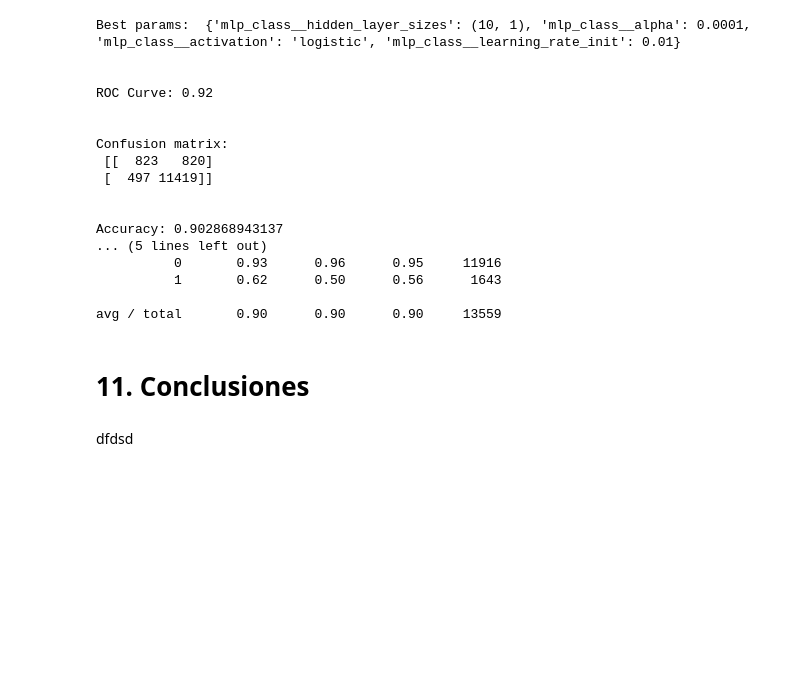
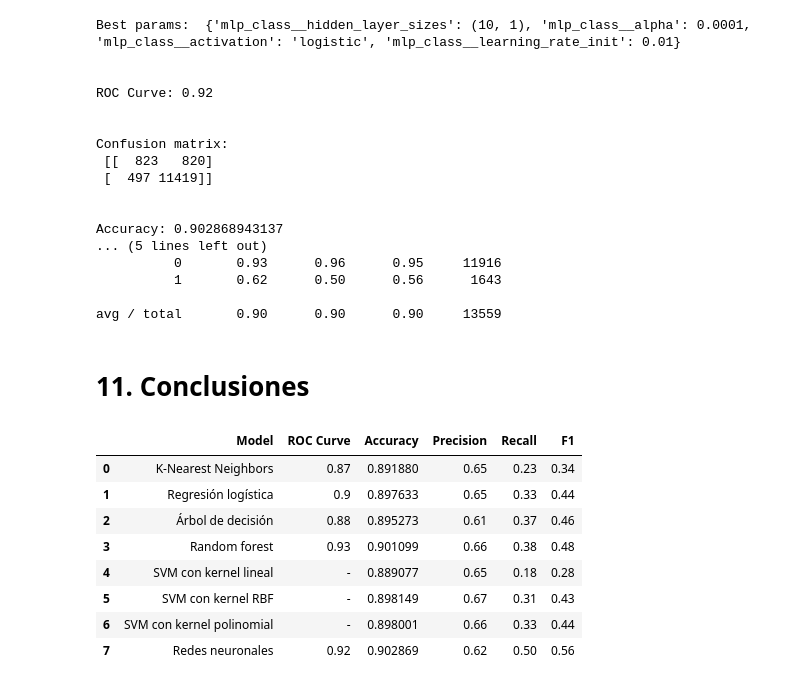
Before and after one commit to JoanMartin/UIB-MasterInBigData, a Jupyter notebook: Statistical-Learning-and-Decision-Making-II/Bank classification/Bank Classification.ipynb, the cells around one changed output. Saved outputs shown, nothing was run; the diff lists cells and outputs as text; code cells hidden in the pictures; blank space fills up the shorter version.

```diff
--- a/Statistical-Learning-and-Decision-Making-II/Bank classification/Bank Classification.ipynb
+++ b/Statistical-Learning-and-Decision-Making-II/Bank classification/Bank Classification.ipynb
@@ -1334,5 +1399,29 @@ Accuracy: 0.902868943137
 avg / total       0.90      0.90      0.90     13559
 # %% [markdown]
 # 11. Conclusiones <a class="anchor" id="conclusiones"></a>
-# %% [markdown]
-dfdsd
+# %%
+models = ['K-Nearest Neighbors', 'Regresión logística',
+          'Árbol de decisión', 'Random forest',
+          'SVM con kernel lineal', 'SVM con kernel RBF',
+          'SVM con kernel polinomial', 'Redes neuronales']
+roc = [0.87, 0.90, 0.88, 0.93, '-', '-', '-', 0.92]
+accuracy = [0.891879932148, 0.897632568774, 0.895272512722, 0.901098901099,
+            0.8890773655874327, 0.8981488310347371, 0.8980013275315288, 0.902868943137]
+precision = [0.65, 0.65, 0.61, 0.66, 0.65, 0.67, 0.66, 0.62]
+recall = [0.23, 0.33, 0.37, 0.38, 0.18, 0.31, 0.33, 0.5]
+f1 = [0.34, 0.44, 0.46, 0.48, 0.28, 0.43, 0.44, 0.56]
+
+df_models = pd.concat([pd.Series(models), pd.Series(roc), pd.Series(accuracy), pd.Series(precision),
+                          pd.Series(recall), pd.Series(f1)], axis=1)
+df_models.columns = ['Model', 'ROC Curve', 'Accuracy', 'Precision', 'Recall', 'F1']
+df_models
+# %% [output]
+|  | Model | ROC Curve | Accuracy | Precision | Recall | F1 |
+| 0 | K-Nearest Neighbors | 0.87 | 0.891880 | 0.65 | 0.23 | 0.34 |
+| 1 | Regresión logística | 0.9 | 0.897633 | 0.65 | 0.33 | 0.44 |
+| 2 | Árbol de decisión | 0.88 | 0.895273 | 0.61 | 0.37 | 0.46 |
+| 3 | Random forest | 0.93 | 0.901099 | 0.66 | 0.38 | 0.48 |
+| 4 | SVM con kernel lineal | - | 0.889077 | 0.65 | 0.18 | 0.28 |
+| 5 | SVM con kernel RBF | - | 0.898149 | 0.67 | 0.31 | 0.43 |
+| 6 | SVM con kernel polinomial | - | 0.898001 | 0.66 | 0.33 | 0.44 |
+| 7 | Redes neuronales | 0.92 | 0.902869 | 0.62 | 0.50 | 0.56 |
```
Also changed, not shown: parts of 21 cells of this notebook, 2 other files.
